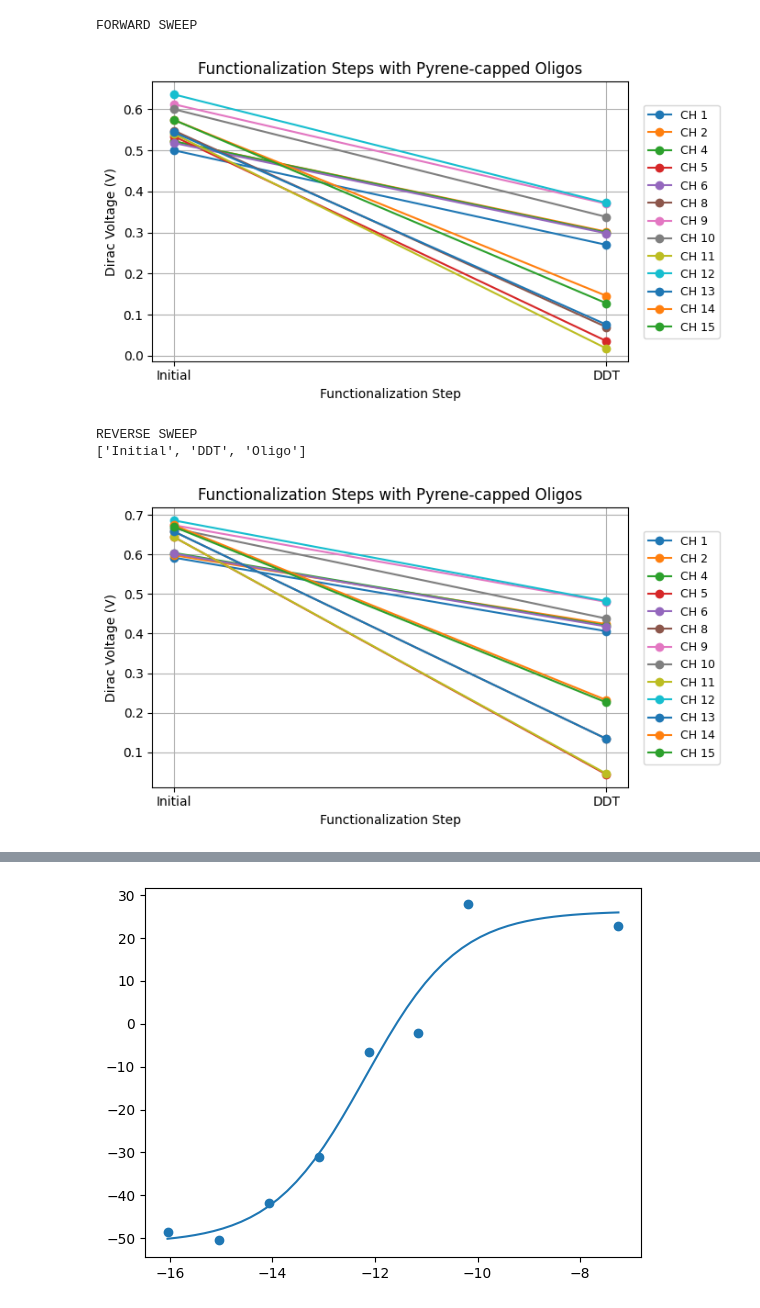
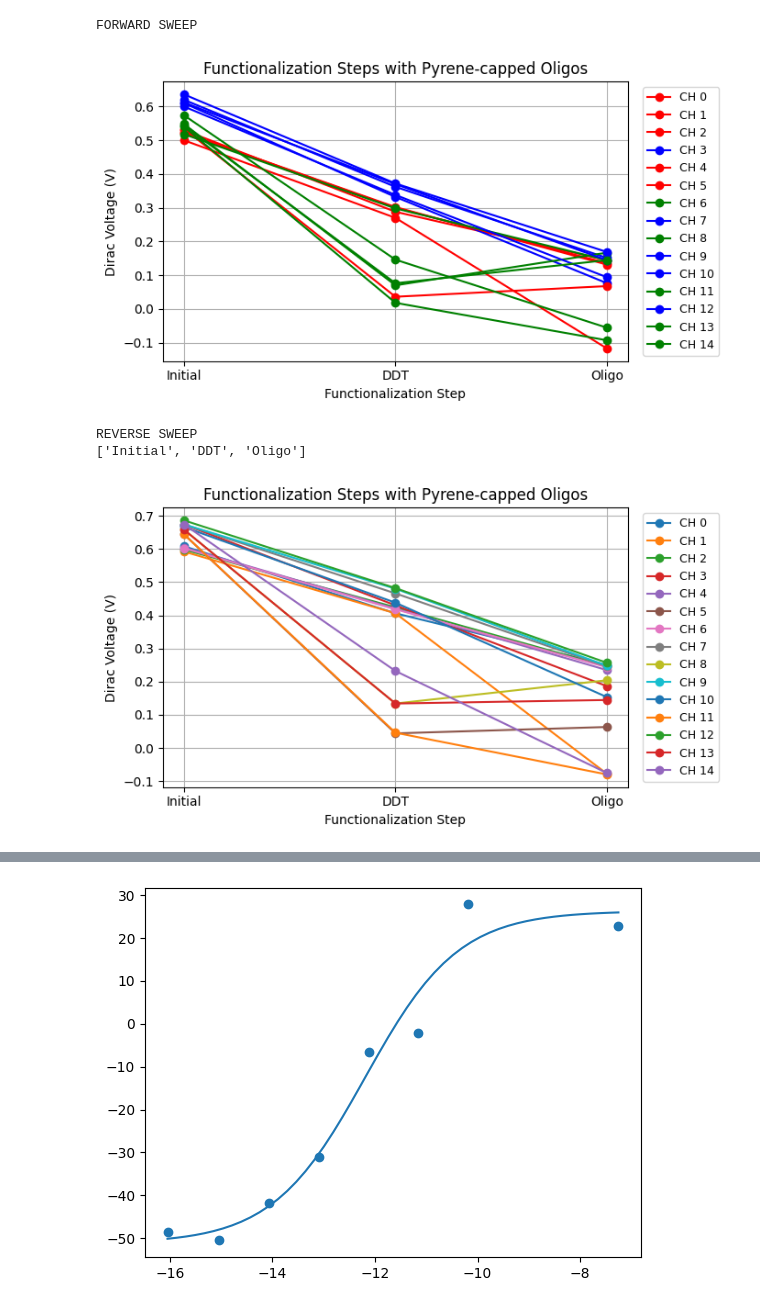
Before and after one commit to jlupoiii/GFET-covid-flu, a Jupyter notebook: Akinwande-lab-measurements/iv-curves/anslysis_scripts_pcb_smu/dirac_tracking_analyte_detection.ipynb, the cells around one changed output, grey strips where cells are left out. Drawn from its saved outputs; the diff is of its cells as text; code cells hidden in the pictures.

```diff
--- a/Akinwande-lab-measurements/iv-curves/anslysis_scripts_pcb_smu/dirac_tracking_analyte_detection.ipynb
+++ b/Akinwande-lab-measurements/iv-curves/anslysis_scripts_pcb_smu/dirac_tracking_analyte_detection.ipynb
@@ -13,7 +13,10 @@ folder_name = "2026-03-10 w1d04 dirac-tracking pyrene-capped pos-neg-ctrl/" # "2
 folder_path = "../data_pcb_smu/" + folder_name
 
 # Channels to include (0-based index after the time column)
-channels_to_plot = [1, 2, 4, 5, 6, 8, 9, 10, 11, 12, 13, 14, 15]
+channels_to_omit = [] # [12, 13, 14, 1, 11, 0, 10, 5] # [1, 11, 12, 14, 15, 0, 10, 13]
+channels_to_plot = [i for i in range(15) if i not in channels_to_omit]
+# [1, 2, 3, 4, 5, 6, 7, 8, 9, 10, 12, 13, 15]
+channel_colors = ['red', 'red', 'red', 'blue', 'red', 'red', 'green', 'blue', 'green', 'blue', 'blue', 'green', 'blue', 'green', 'green', 'green']
 
 func_steps = ["Initial", "DDT", "Oligo"]
 
@@ -51,5 +54,5 @@ Analyte files (in order): []
 # %%
-# plottig functionalizations
+# plotting functionalizations
 
 fwd_dps_func = np.zeros((len(func_files), len(channels_to_plot)))
 rev_dps_func = np.zeros((len(func_files), len(channels_to_plot)))
@@ -83,38 +86,39 @@ x = np.arange(n_rows)
 print("FORWARD SWEEP")
 plt.figure(figsize=(7, 4))
 for col in range(n_cols):
-    plt.plot(x, fwd_dps_func[:, col], marker='o', label=f'CH {channels_to_plot[col]}')
+    ch = channels_to_plot[col]
+    plt.plot(x, fwd_dps_func[:, col], marker='o', label=f'CH {ch}', color = channel_colors[ch])
 plt.xlabel("Functionalization Step")
 plt.ylabel("Dirac Voltage (V)")
 plt.xticks(x, func_steps[:len(func_files)])
 plt.grid(True)
 plt.legend(ncol=1, fontsize=9, loc="center left", bbox_to_anchor=(1.02, 0.5))
 plt.title(func_title)
 plt.tight_layout()
 plt.show()
 plt.close()
 
 # for reverse sweep
 print("REVERSE SWEEP")
 plt.figure(figsize=(7, 4))
 for col in range(n_cols):
     plt.plot(x, rev_dps_func[:, col], marker='o', label=f'CH {channels_to_plot[col]}')
 plt.xlabel("Functionalization Step")
 plt.ylabel("Dirac Voltage (V)")
 print(func_steps)
 plt.xticks(x, func_steps[:len(func_files)])
 plt.grid(True)
 plt.legend(ncol=1, fontsize=9, loc="center left", bbox_to_anchor=(1.02, 0.5))
 plt.title(func_title)
 plt.tight_layout()
 plt.show()
 plt.close()
 # %% [output]
 FORWARD SWEEP
-[figure, old version]
+[figure, new version]
 REVERSE SWEEP
 ['Initial', 'DDT', 'Oligo']
-[figure, old version]
+[figure, new version]
 # %%
 # plottig analyte shifts
 
```
Also changed, not shown: parts of 4 cells of this notebook, 16 other files.
